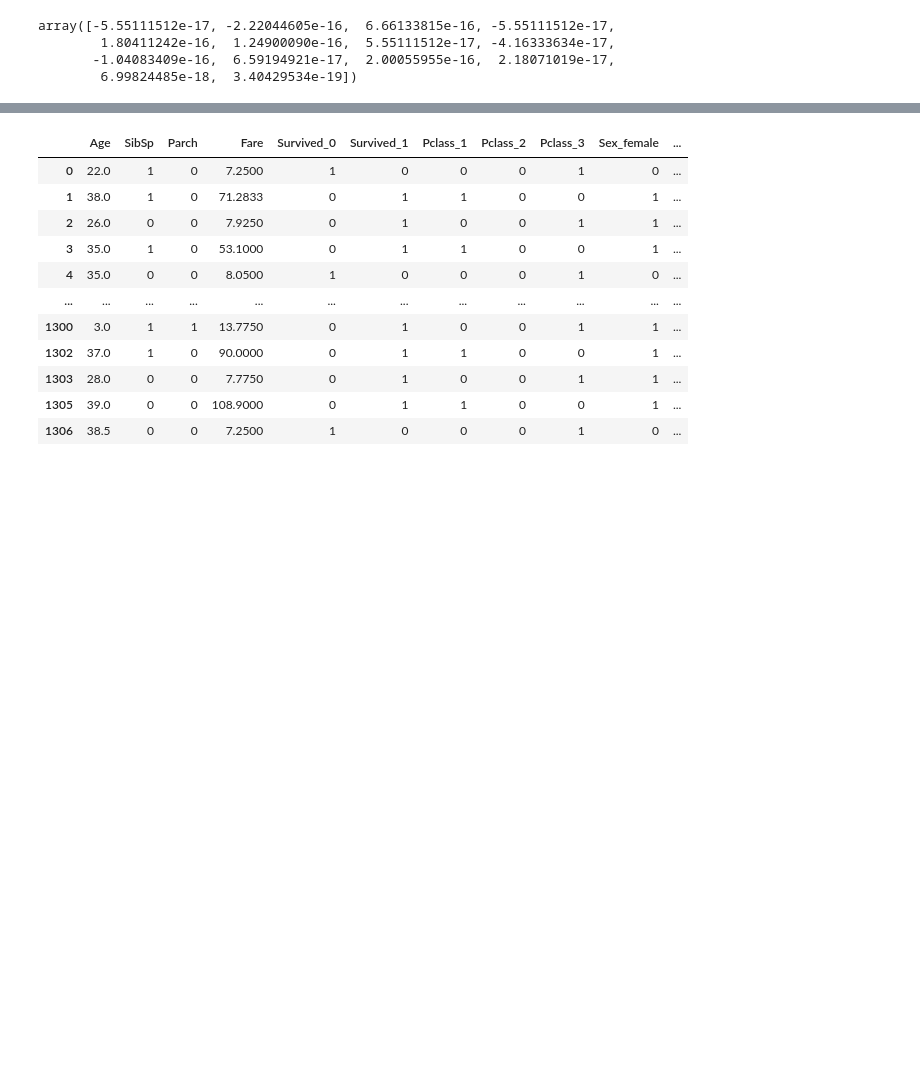
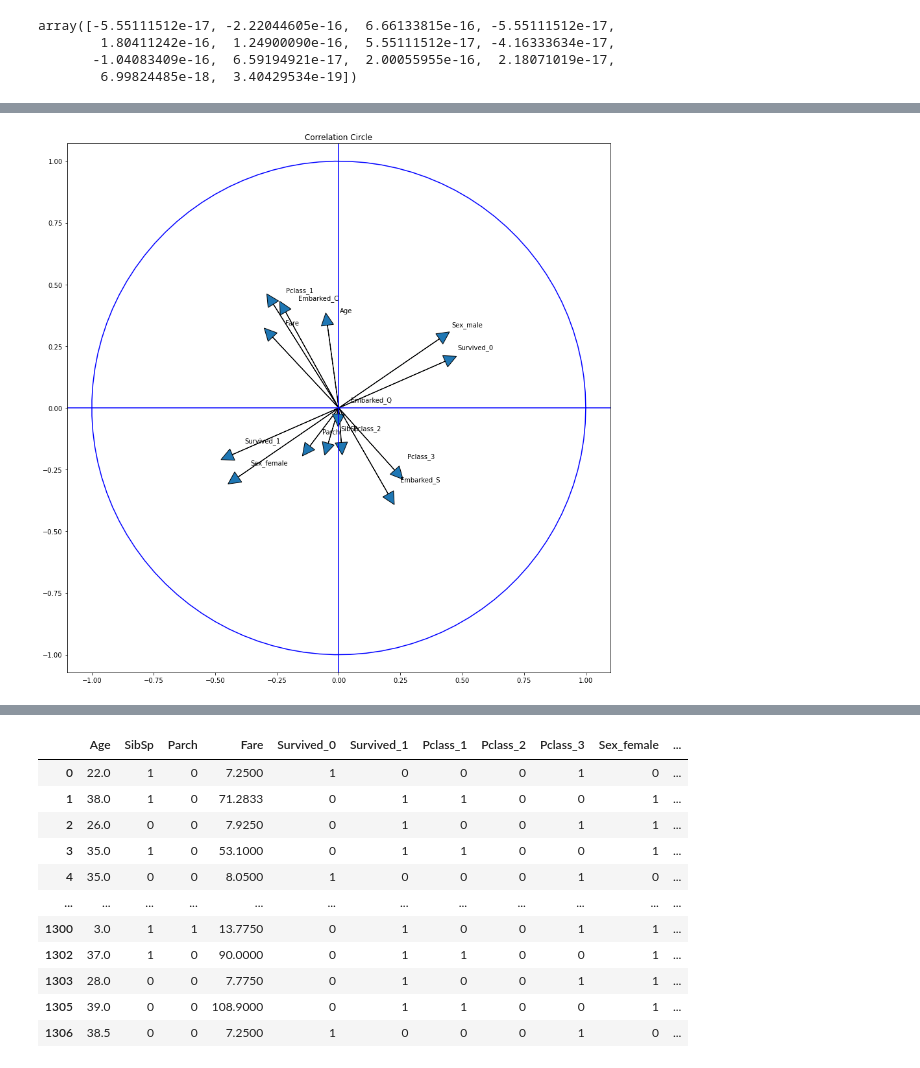
Before and after one commit to jotajota15/MachineLearning, a Jupyter notebook: PCA/Codigo.ipynb, the cells around one changed output, grey strips where cells are left out. Saved outputs shown, nothing was run; the diff lists cells and outputs as text; code cells hidden in the pictures; blank space fills up the shorter version.

Commit message:
Its made issue #2 in most part of the code, however it is need to see why the graphs are inverted

```diff
--- a/PCA/Codigo.ipynb
+++ b/PCA/Codigo.ipynb
@@ -169,0 +175,16 @@ array([-5.55111512e-17, -2.22044605e-16,  6.66133815e-16, -5.55111512e-17,
+# %%
+plt.figure(figsize=(15,15))
+plt.axhline(0, color='b')
+plt.axvline(0, color='b')
+for i in range(0, df.shape[1]):
+    plt.arrow(0,0, eigenVectors[i, 0], # x - PC1
+        eigenVectors[i, 1], # y - PC2
+        head_width=0.05, head_length=0.05)
+    plt.text(eigenVectors[i, 0] + 0.05, eigenVectors[i, 1] + 0.05, df.columns.values[i])
+an = np.linspace(0, 2 * np.pi, 100)
+plt.plot(np.cos(an), np.sin(an),color="b") # Circle
+plt.axis('equal')
+plt.title('Correlation Circle')
+plt.show()
+# %% [output]
+[figure, added]
```
Also changed, not shown: parts of 3 cells of this notebook.
